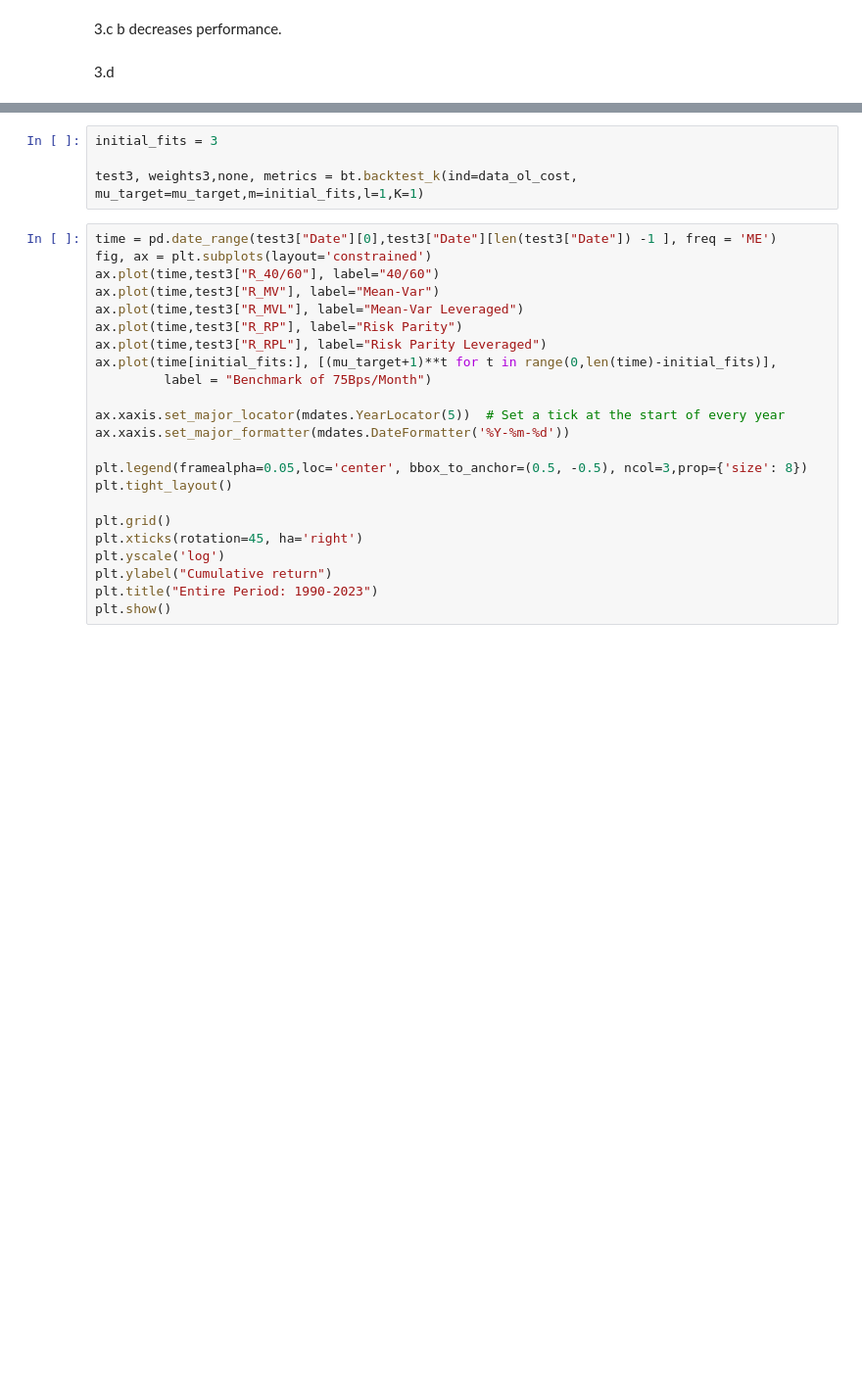
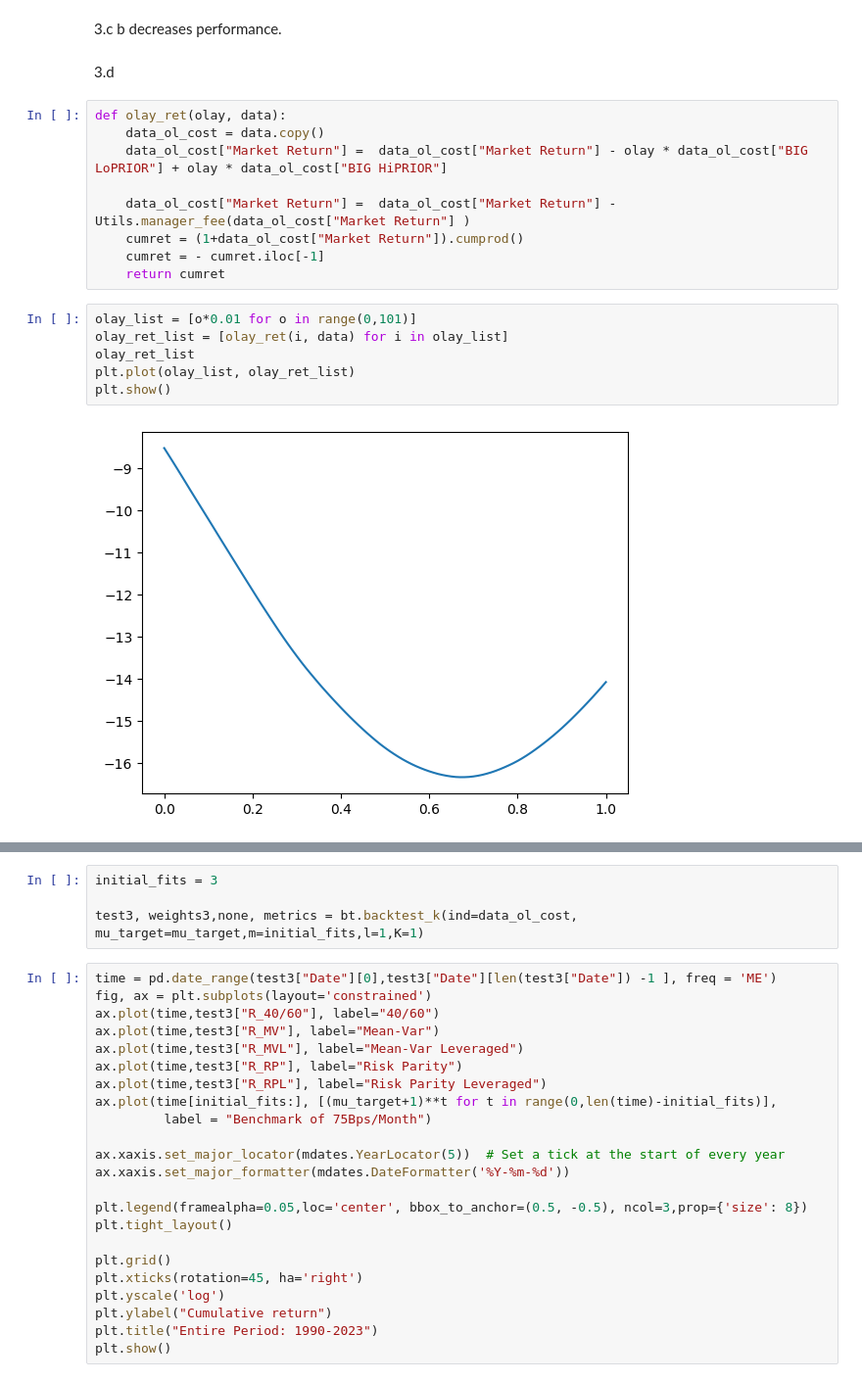
Before and after one commit to andreas-eklundh/Asset_allocation, a Jupyter notebook: Task_3.ipynb, the cells around one changed output, grey strips where cells are left out. Shown: that part at 98% size. Cells and saved outputs as stored; diff of their text form; blank space fills up the shorter version.

```diff
--- a/Task_3.ipynb
+++ b/Task_3.ipynb
@@ -184,3 +184,20 @@ plt.show()
 3.c b decreases performance.
 # %% [markdown]
 3.d
+# %%
+def olay_ret(olay, data):
+    data_ol_cost = data.copy()
+    data_ol_cost["Market Return"] =  data_ol_cost["Market Return"] - olay * data_ol_cost["BIG LoPRIOR"] + olay * data_ol_cost["BIG HiPRIOR"]
+
+    data_ol_cost["Market Return"] =  data_ol_cost["Market Return"] - Utils.manager_fee(data_ol_cost["Market Return"] )
+    cumret = (1+data_ol_cost["Market Return"]).cumprod()
+    cumret = - cumret.iloc[-1]
+    return cumret
+# %%
+olay_list = [o*0.01 for o in range(0,101)]
+olay_ret_list = [olay_ret(i, data) for i in olay_list]
+olay_ret_list
+plt.plot(olay_list, olay_ret_list)
+plt.show()
+# %% [output]
+[figure, added]
```
Also changed, not shown: parts of 3 cells of this notebook.
